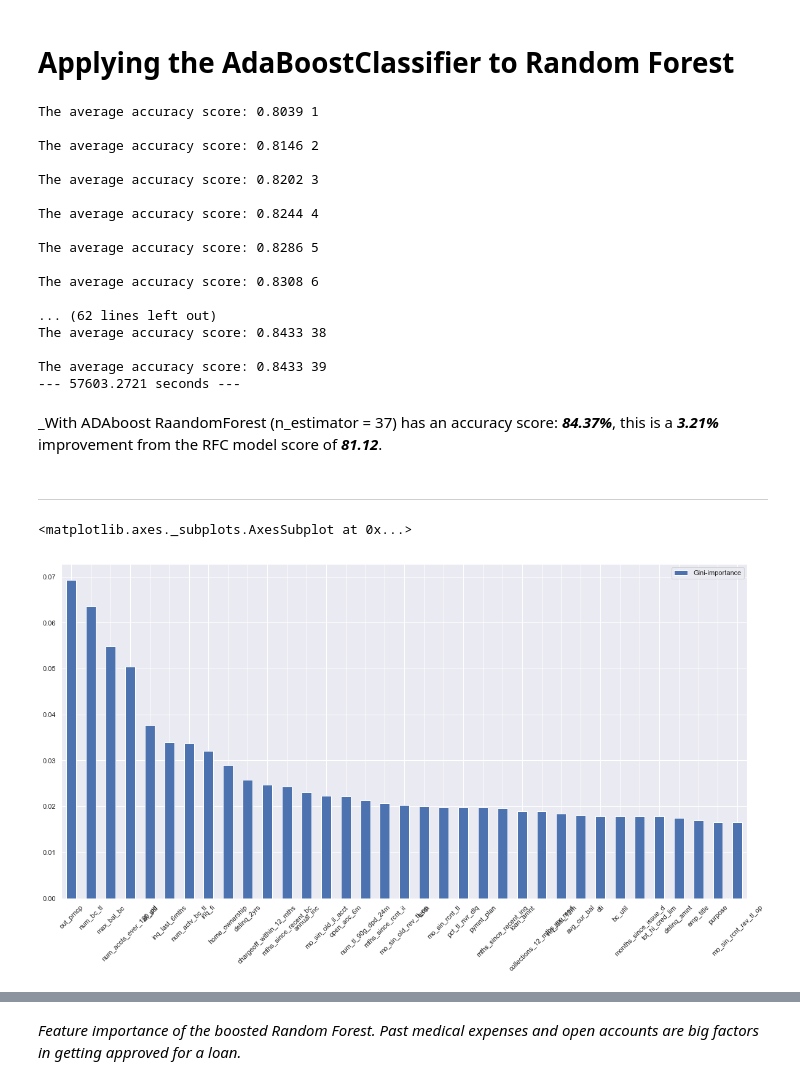
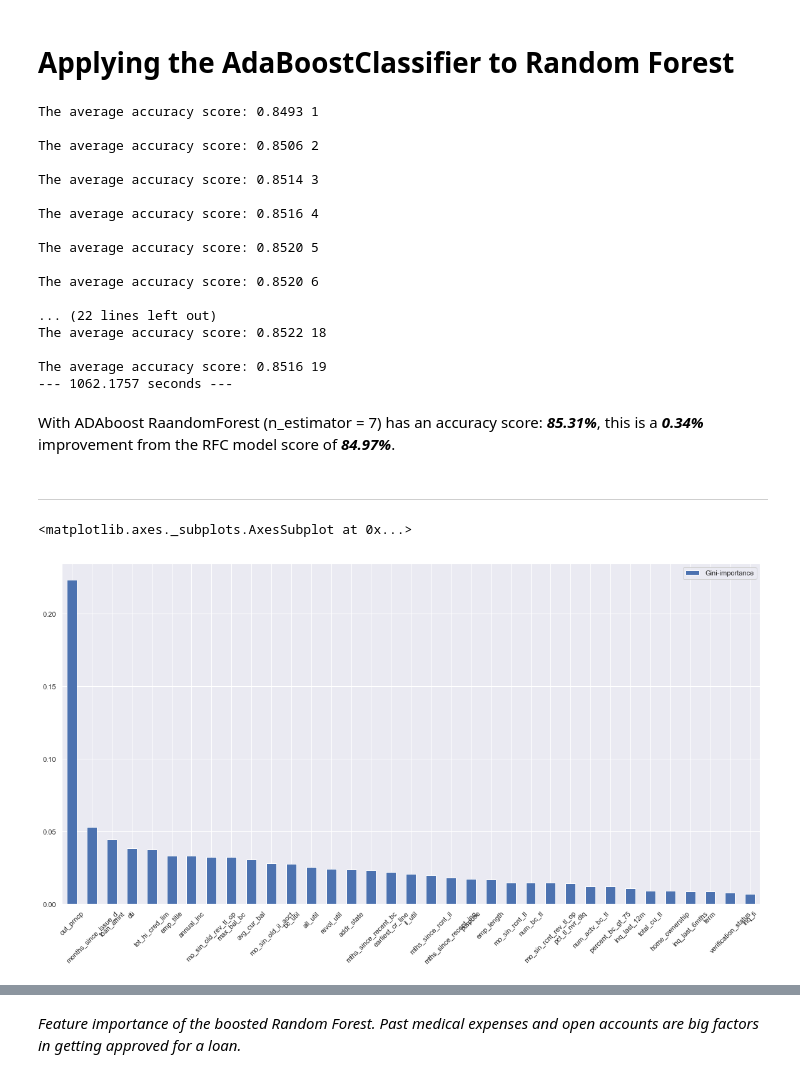
Before and after one commit to gaddyc/Thinkful_Data_Science, a Jupyter notebook: Unit7_FinalCapstone/Unit7.2_Supervised_LendingClub.ipynb, the cells around one changed output, grey strips where cells are left out. Saved outputs shown, nothing was run; the diff lists cells and outputs as text; code cells hidden in the pictures.

```diff
--- a/Unit7_FinalCapstone/Unit7.2_Supervised_LendingClub.ipynb
+++ b/Unit7_FinalCapstone/Unit7.2_Supervised_LendingClub.ipynb
@@ -217,9 +153,9 @@ The best RFC accuracy score is 0.8112 and has the parameters
 # %%
 # model with the best hyperparameters
-rf_final = RandomForestClassifier(bootstrap=True,
-                                  max_depth=6,
-                                  min_samples_leaf=50,
-                                  min_samples_split=60,
-                                  max_features=14,
-                                  n_estimators=80)
+rf_final = ensemble.RandomForestClassifier(bootstrap=True,
+                                           max_depth=8,
+                                           max_features=10,
+                                           min_samples_leaf=45,
+                                           min_samples_split=80,
+                                           n_estimators=20)
 # %% [markdown]
@@ -228,15 +164,15 @@ Tuned RFC has an accuracy score of __81.12%__
 ------
 # %%
 feats = {}  # a dict to hold feature_name: feature_importance
-rf_final.fit(X_train_sc_pca, y_train)
+rf_final.fit(X_train, y_train)
 for feature, importance in zip(X.columns, rf_final.feature_importances_):
     feats[feature] = importance
 
 importances = pd.DataFrame.from_dict(
     feats, orient='index').rename(columns={0: 'Gini-importance'})
 importances.sort_values(by='Gini-importance',
-                        ascending=False).head(35).plot(kind='bar',
-                                                      rot=45,
-                                                      figsize=(20, 10))
+                        ascending=False).head(10).plot(kind='bar',
+                                                       rot=45,
+                                                       figsize=(20, 10))
 # %% [output]
 <matplotlib.axes._subplots.AxesSubplot at 0x...>
@@ -265,7 +201,7 @@ importances.sort_values(by='Gini-importance',
 # %%
 # adaboost with the RF tree as base estimator
 start_time = time.time()
-estimators = np.arange(1, 40, 1)
+estimators = np.arange(1, 20, 1)
 
 ada_scores = []
 for n_est in estimators:
@@ -273,51 +209,52 @@ for n_est in estimators:
                              n_estimators=n_est)
 
     res = cross_val_score(ABC,
-                          X_train_sc_pca,
-                          y_train, cv=3)
+                          X_train,
+                          y_train,
+                          cv=3)
 
     print("\nThe average accuracy score: {0:.4f}".format(np.mean(res)), n_est)
 print("--- {:.4f} seconds --- ".format((time.time() - start_time)))
 # %% [output]
-The average accuracy score: 0.8039 1
+The average accuracy score: 0.8493 1
 
-The average accuracy score: 0.8146 2
+The average accuracy score: 0.8506 2
 
-The average accuracy score: 0.8202 3
+The average accuracy score: 0.8514 3
 
-The average accuracy score: 0.8244 4
+The average accuracy score: 0.8516 4
 
-The average accuracy score: 0.8286 5
+The average accuracy score: 0.8520 5
 
-The average accuracy score: 0.8308 6
+The average accuracy score: 0.8520 6
 
-... (62 lines left out)
-The average accuracy score: 0.8433 38
+... (22 lines left out)
+The average accuracy score: 0.8522 18
 
-The average accuracy score: 0.8433 39
---- 57603.2721 seconds ---
+The average accuracy score: 0.8516 19
+--- 1062.1757 seconds ---
 # %%
 ada_final = AdaBoostClassifier(base_estimator=rf_final,
-                                         n_estimators=38)
+                               n_estimators=7)
 # %% [markdown]
-_With ADAboost RaandomForest (n_estimator = 37) has an accuracy score: ___84.37%___, this is a ___3.21%___ improvement from the RFC model score of ___81.12___.
+With ADAboost RaandomForest (n_estimator = 7) has an accuracy score: ___85.31%___, this is a ___0.34%___ improvement from the RFC model score of ___84.97%___.
 # %% [markdown]
 ------
 # %%
 feats = {}  # a dict to hold feature_name: feature_importance
-ada_final.fit(X_train_sc_pca, y_train)
+ada_final.fit(X_train, y_train)
 for feature, importance in zip(X.columns, ada_final.feature_importances_):
     feats[feature] = importance
 
 ada_importances = pd.DataFrame.from_dict(
     feats, orient='index').rename(columns={0: 'Gini-importance'})
 ada_importances.sort_values(by='Gini-importance',
-                        ascending=False).head(35).plot(kind='bar',
-                                                      rot=45,
-                                                      figsize=(20, 10))
+                            ascending=False).head(35).plot(kind='bar',
+                                                           rot=45,
+                                                           figsize=(20, 10))
 # %% [output]
 <matplotlib.axes._subplots.AxesSubplot at 0x...>
-[figure, old version]
+[figure, new version]
 # %%
 importances.sort_values(by='Gini-importance',
                         ascending=False).head(10)
```
Also changed, not shown: parts of 28 cells of this notebook, 2 other files.
